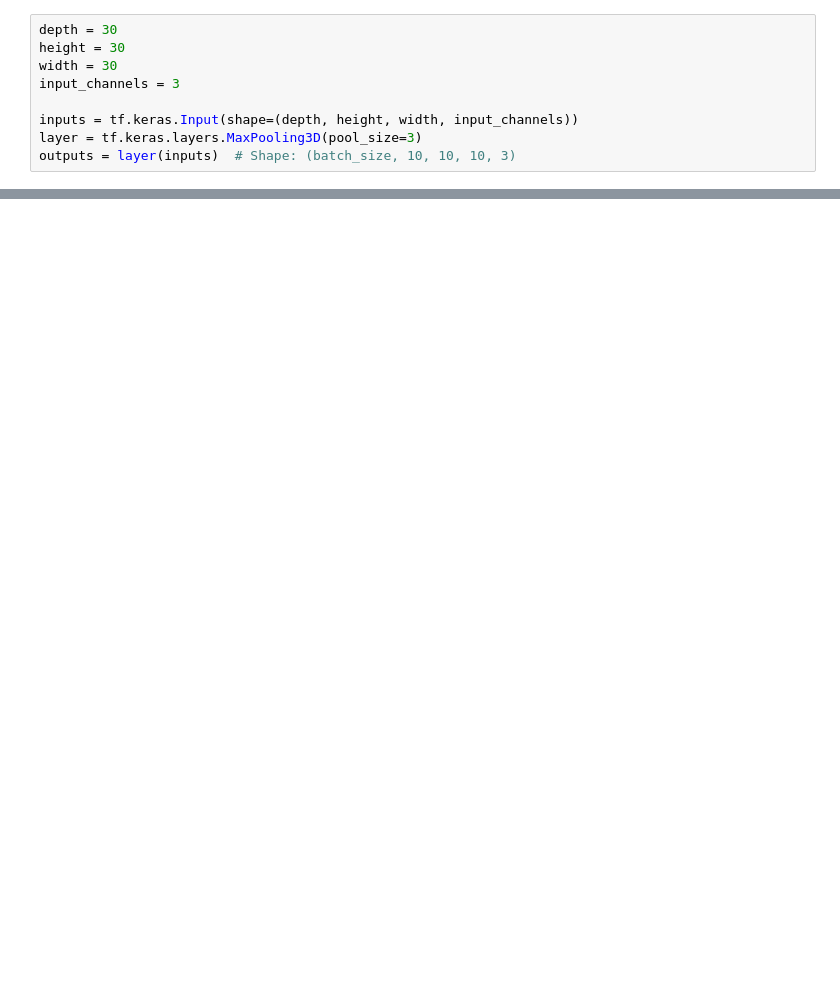
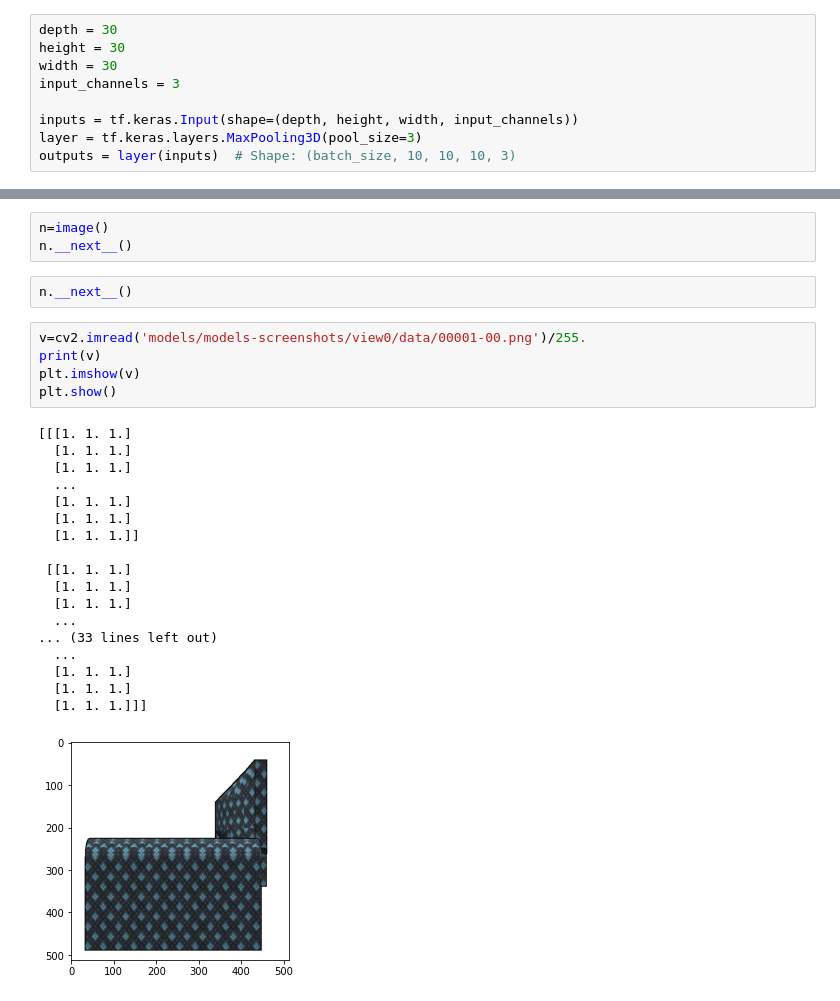
Before and after one commit to pradeep-rajanna/Image-to-3D-model, a Jupyter notebook: Center Visualize.ipynb, the cells around one changed output, grey strips where cells are left out. Saved outputs shown, nothing was run; the diff lists cells and outputs as text; blank space fills up the shorter version.

```diff
--- a/Center Visualize.ipynb
+++ b/Center Visualize.ipynb
@@ -163,0 +182,29 @@ outputs = layer(inputs)  # Shape: (batch_size, 10, 10, 10, 3)
+# %%
+n=image()
+n.__next__()
+# %%
+n.__next__()
+# %%
+v=cv2.imread('models/models-screenshots/view0/data/00001-00.png')/255.
+print(v)
+plt.imshow(v)
+plt.show()
+# %% [output]
+[[[1. 1. 1.]
+  [1. 1. 1.]
+  [1. 1. 1.]
+  ...
+  [1. 1. 1.]
+  [1. 1. 1.]
+  [1. 1. 1.]]
+
+ [[1. 1. 1.]
+  [1. 1. 1.]
+  [1. 1. 1.]
+  ...
+... (33 lines left out)
+  ...
+  [1. 1. 1.]
+  [1. 1. 1.]
+  [1. 1. 1.]]]
+[figure, added]
```
Also changed, not shown: parts of 7 cells of this notebook.
